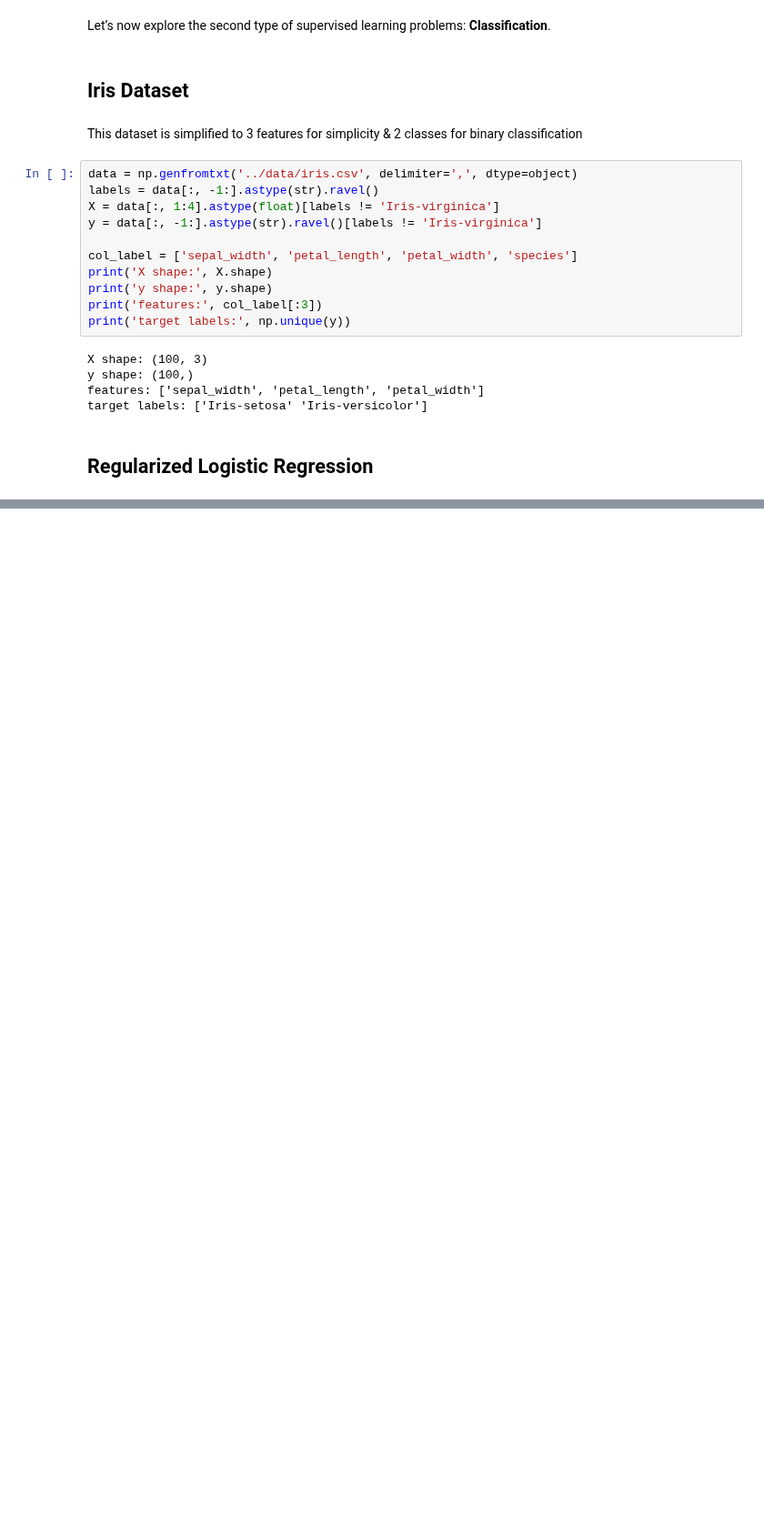
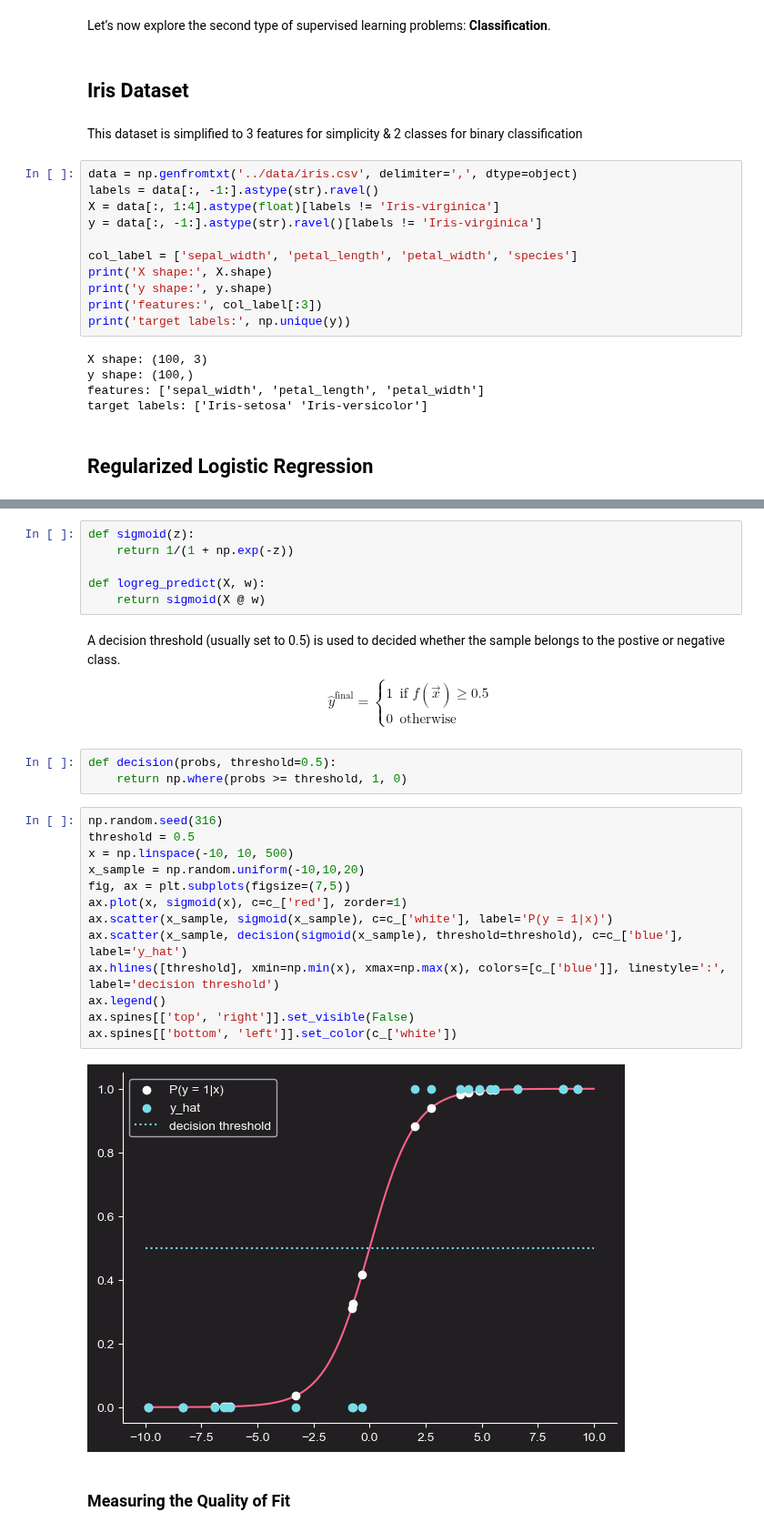
Before and after one commit to jakecreate/machine-learning-from-scratch, a Jupyter notebook: notebooks/1_fundamentals_of_supervised_learning.ipynb, the cells around one changed output, grey strips where cells are left out. Shown at 91% size. Cells and saved outputs as stored; diff of their text form; blank space fills up the shorter version.

```diff
--- a/notebooks/1_fundamentals_of_supervised_learning.ipynb
+++ b/notebooks/1_fundamentals_of_supervised_learning.ipynb
@@ -626,0 +635,35 @@ target labels: ['Iris-setosa' 'Iris-versicolor']
+# %%
+def sigmoid(z):
+    return 1/(1 + np.exp(-z))
+
+def logreg_predict(X, w):
+    return sigmoid(X @ w)
+# %% [markdown]
+A decision threshold (usually set to 0.5) is used to decided whether the sample belongs to the postive or negative class.
+$$
+\hat{y}^{\text{final}} =
+\begin{cases}
+1 & \text{if } f(\vec{x}) \ge 0.5 \\
+0 & \text{otherwise}
+\end{cases}
+$$
+# %%
+def decision(probs, threshold=0.5):
+    return np.where(probs >= threshold, 1, 0)
+# %%
+np.random.seed(316)
+threshold = 0.5
+x = np.linspace(-10, 10, 500)
+x_sample = np.random.uniform(-10,10,20)
+fig, ax = plt.subplots(figsize=(7,5))
+ax.plot(x, sigmoid(x), c=c_['red'], zorder=1)
+ax.scatter(x_sample, sigmoid(x_sample), c=c_['white'], label='P(y = 1|x)')
+ax.scatter(x_sample, decision(sigmoid(x_sample), threshold=threshold), c=c_['blue'], label='y_hat')
+ax.hlines([threshold], xmin=np.min(x), xmax=np.max(x), colors=[c_['blue']], linestyle=':', label='decision threshold')
+ax.legend()
+ax.spines[['top', 'right']].set_visible(False)
+ax.spines[['bottom', 'left']].set_color(c_['white'])
+# %% [output]
+[figure, added]
+# %% [markdown]
+### Measuring the Quality of Fit
```
Also changed, not shown: parts of 3 cells of this notebook.
